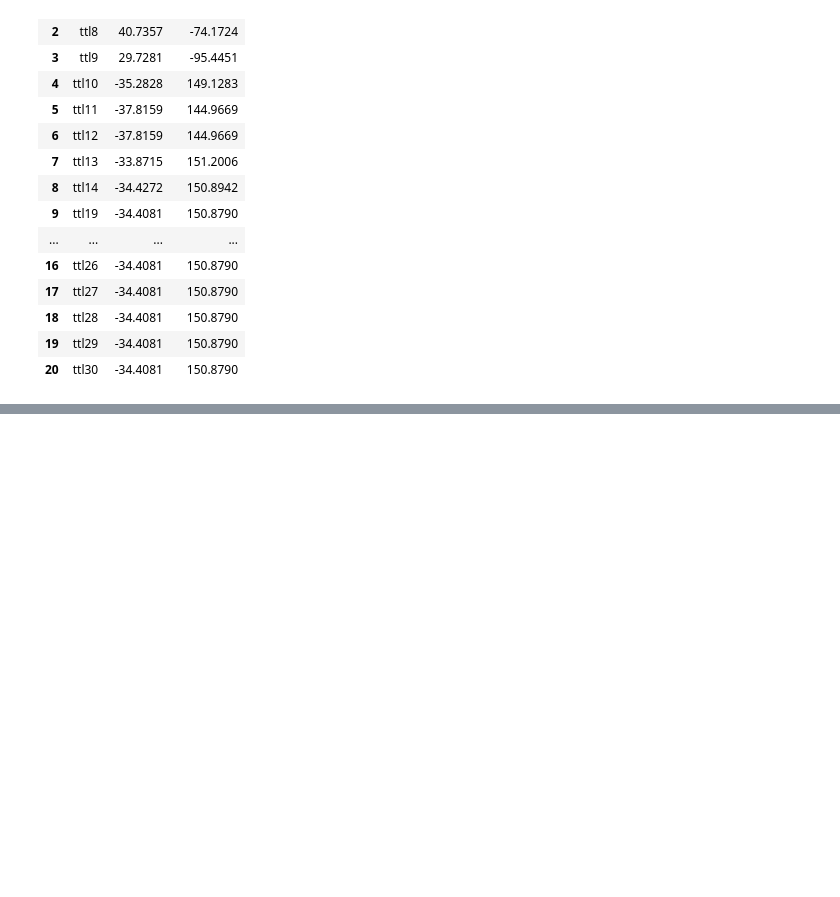
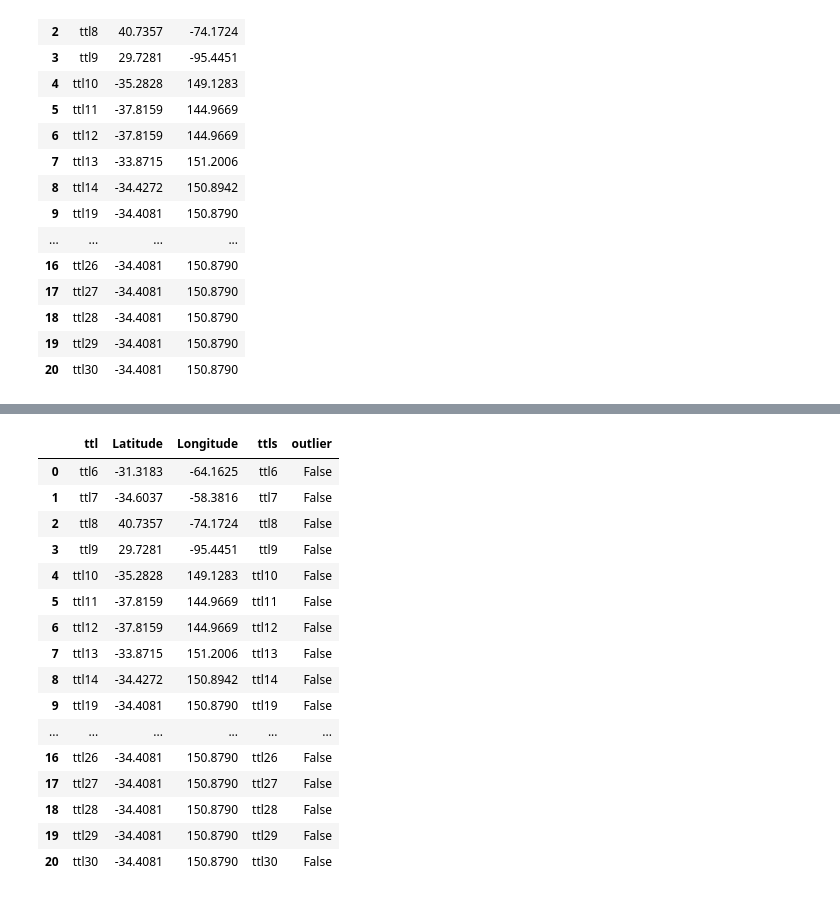
Before and after one commit to Luciano-Tarsia/TP2---Teoria-de-las-Comunicaciones, a Jupyter notebook: experimentacion/exp australia.ipynb, the cells around one changed output, grey strips where cells are left out. Cells and saved outputs as stored; diff of their text form; code cells hidden in the pictures; blank space fills up the shorter version.

```diff
--- a/experimentacion/exp australia.ipynb
+++ b/experimentacion/exp australia.ipynb
@@ -216,0 +281,21 @@ fig.update_geos(fitbounds="locations", showcountries = True)
+# %%
+df_ubication_with_outlier = df_ubication.merge(df_with_outliers[["ttls", "outlier"]], left_on="ttl", right_on="ttls")
+df_ubication_with_outlier
+# %% [output]
+|  | ttl | Latitude | Longitude | ttls | outlier |
+| 0 | ttl6 | -31.3183 | -64.1625 | ttl6 | False |
+| 1 | ttl7 | -34.6037 | -58.3816 | ttl7 | False |
+| 2 | ttl8 | 40.7357 | -74.1724 | ttl8 | False |
+| 3 | ttl9 | 29.7281 | -95.4451 | ttl9 | False |
+| 4 | ttl10 | -35.2828 | 149.1283 | ttl10 | False |
+| 5 | ttl11 | -37.8159 | 144.9669 | ttl11 | False |
+| 6 | ttl12 | -37.8159 | 144.9669 | ttl12 | False |
+| 7 | ttl13 | -33.8715 | 151.2006 | ttl13 | False |
+| 8 | ttl14 | -34.4272 | 150.8942 | ttl14 | False |
+| 9 | ttl19 | -34.4081 | 150.8790 | ttl19 | False |
+| ... | ... | ... | ... | ... | ... |
+| 16 | ttl26 | -34.4081 | 150.8790 | ttl26 | False |
+| 17 | ttl27 | -34.4081 | 150.8790 | ttl27 | False |
+| 18 | ttl28 | -34.4081 | 150.8790 | ttl28 | False |
+| 19 | ttl29 | -34.4081 | 150.8790 | ttl29 | False |
+| 20 | ttl30 | -34.4081 | 150.8790 | ttl30 | False |
```
Also changed, not shown: parts of 5 cells of this notebook, 4 other files.
